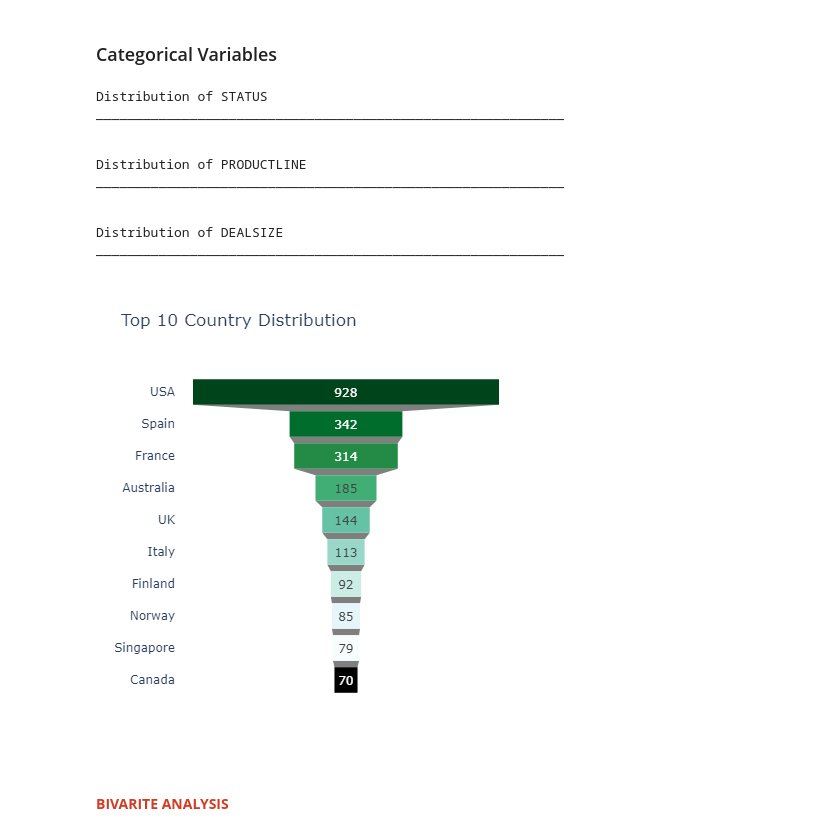
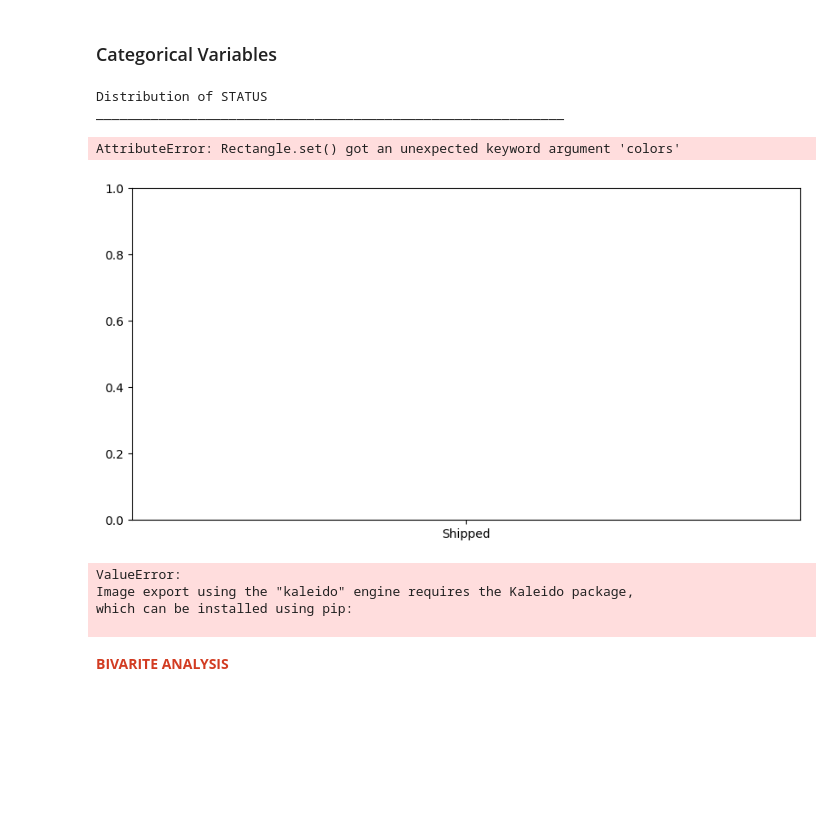
Before and after one commit to DataNerdss/Automobile_Sales_Analysis_Project, a Jupyter notebook: Notebook/car_sales_analysis.ipynb, the cells around one changed output. Saved outputs shown, nothing was run; the diff lists cells and outputs as text; code cells hidden in the pictures; blank space fills up the shorter version.

```diff
--- a/Notebook/car_sales_analysis.ipynb
+++ b/Notebook/car_sales_analysis.ipynb
@@ -293,47 +289,30 @@ Description of MSRP
 # %%
 
 cat_columns = df[['STATUS', 'PRODUCTLINE', 'DEALSIZE']]
 def univariateAnalysis_category(cols):
 
     print("Distribution of", cols)
     print("_"* 60)
-    colors = ['#08254A', '#F87085', '#337818', '#400D44', '#E8784F']
+    color = ['#08254A', '#F87085', '#337818', '#400D44', '#E8784F']
     value_counts = cat_columns[cols].value_counts()
 
     # Count plot
-    fig = px.bar(data_frame=value_counts,x=value_counts.index, y=value_counts.values,
-                 title=f'Distribution of {cols}',labels={'x': 'Categories', 'y': 'Count'},
-                 color_discrete_sequence=[colors])
-    fig.update_layout(width=700, plot_bgcolor='#ffffff', paper_bgcolor='#ffffff')
+    fig, axes = plt.subplots(figsize = (10,5))
 
-    fig.show()
+    axes.bar(data=value_counts,x=value_counts.index, height=value_counts.values, color = color)
+    #fig.update_layout(width=700, plot_bgcolor='#ffffff', paper_bgcolor='#ffffff')
+
+    plt.show()
     print('')
 
-    # Donut chart
-    percentage = (value_counts / value_counts.sum()) * 100
-    fig = px.pie( values=percentage, names=value_counts.index,
-        labels={'names': 'Categories'}, hole=0.5,color_discrete_sequence=colors)
-    #fig.add_annotation( x=0.5, y=0.5, align="center", xref="paper",
-      #  yref="paper", showarrow=False, font_size=15, text=f'{cols}')
-    fig.update_layout(legend=dict(x=0.9, y=0.5),title = f'Distribution of {cols}')
-    fig.update_layout(width=700)
-
-    fig.show()
-    print('')
 
 for x in cat_columns:
     univariateAnalysis_category(x)
 # %% [output]
 Distribution of STATUS
 ____________________________________________________________
-
-
-Distribution of PRODUCTLINE
-____________________________________________________________
-
-
-Distribution of DEALSIZE
-____________________________________________________________
+AttributeError: Rectangle.set() got an unexpected keyword argument 'colors'
+[figure, added]
 # %%
 from IPython.display import Image
 
@@ -345,14 +324,15 @@ fig = go.Figure(go.Funnel(x = top_10_country.values, y = top_10_country.index,
                            marker = {'color':px.colors.sequential.BuGn_r}))
 fig.update_layout(title = 'Top 10 Country Distribution', template = 'plotly_white')
 
-fig.write_image("high_quality_pie_chart.png", width=500, height=500,scale = 1)
+fig.write_image("top_country.png", width=800, height=500,scale = 1)
 
 # Display the saved high-quality image in the notebook
-Image("high_quality_pie_chart.png")
-
-#fig.show()
+Image("top_country.png")
 # %% [output]
-[figure, removed]
+ValueError:
+Image export using the "kaleido" engine requires the Kaleido package,
+which can be installed using pip:
+
 # %%
 # Top 10 Cities contribution
 top_10_city = df['CITY'].value_counts().head(10)
```
Also changed, not shown: parts of 3 cells of this notebook, 1 other file.
